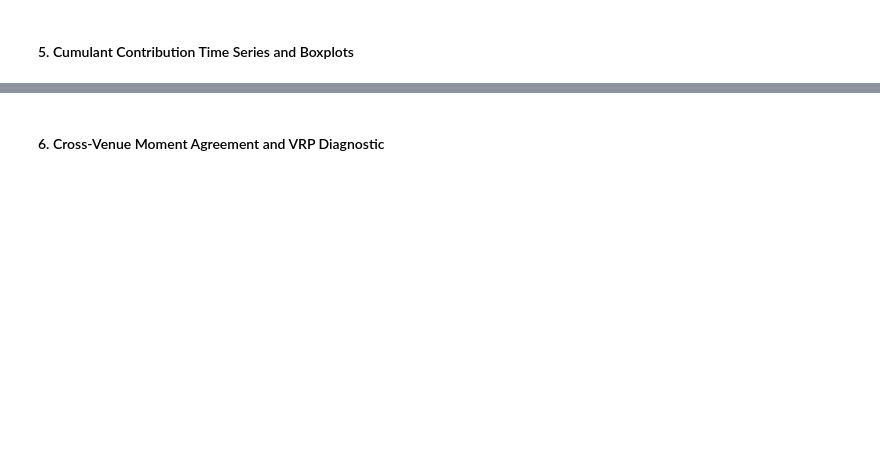
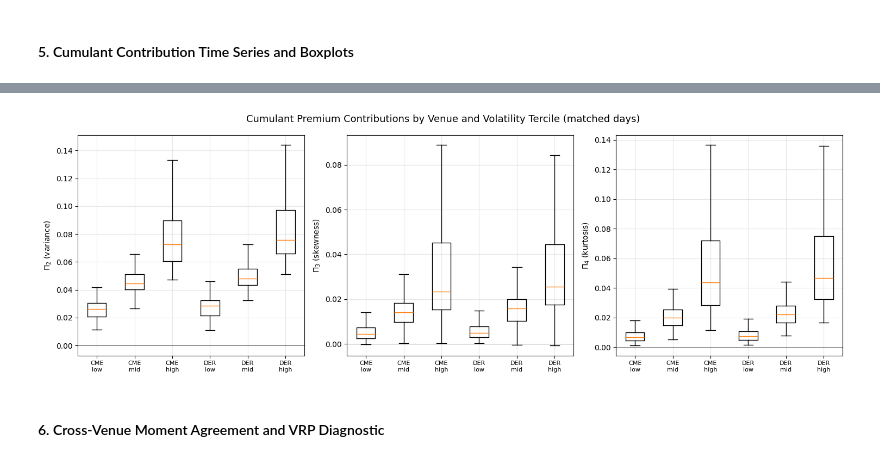
Before and after one commit to Lldelduca/bitcoin-risk-premia, a Jupyter notebook: notebooks/04_moment_decomposition.ipynb, the cells around one changed output, grey strips where cells are left out. Cells and saved outputs as stored; diff of their text form; code cells hidden in the pictures; blank space fills up the shorter version.

```diff
--- a/notebooks/04_moment_decomposition.ipynb
+++ b/notebooks/04_moment_decomposition.ipynb
@@ -203,23 +306,24 @@ plt.show()
 # %%
-# Boxplots by venue x tercile
 fig, axes = plt.subplots(1, 3, figsize=(15, 5))
 for ax, (col, label) in zip(axes, [
     ("Pi_2", r"$\Pi_2$ (variance)"),
     ("Pi_3", r"$\Pi_3$ (skewness)"),
     ("Pi_4", r"$\Pi_4$ (kurtosis)")
 ]):
     data, labels_x = [], []
     for venue in ["CME", "DER"]:
         for tercile in ["low", "mid", "high"]:
-            mask = (premia["venue"] == venue) & (premia["tercile"] == tercile)
-            data.append(premia.loc[mask, col].dropna().values)
+            mask = (premia_matched["venue"] == venue) & (premia_matched["tercile"] == tercile)
+            data.append(premia_matched.loc[mask, col].dropna().values)
             labels_x.append(f"{venue}\n{tercile}")
     ax.boxplot(data, tick_labels=labels_x, showfliers=False)
     ax.axhline(0, color="black", lw=0.4)
     ax.set_ylabel(label); ax.tick_params(axis="x", labelsize=8)
-fig.suptitle("Cumulant Premium Contributions by Venue and Volatility Tercile", fontsize=13)
+fig.suptitle("Cumulant Premium Contributions by Venue and Volatility Tercile (matched days)", fontsize=13)
 plt.tight_layout()
 plt.show()
+# %% [output]
+[figure, added]
 # %% [markdown]
 #### 6. Cross-Venue Moment Agreement and VRP Diagnostic
 # %%
```
Also changed, not shown: parts of 13 cells of this notebook, 10 other files.
